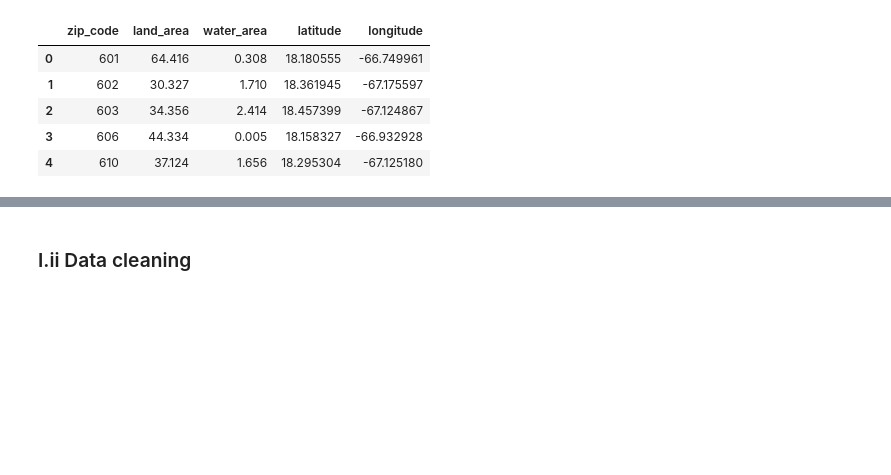
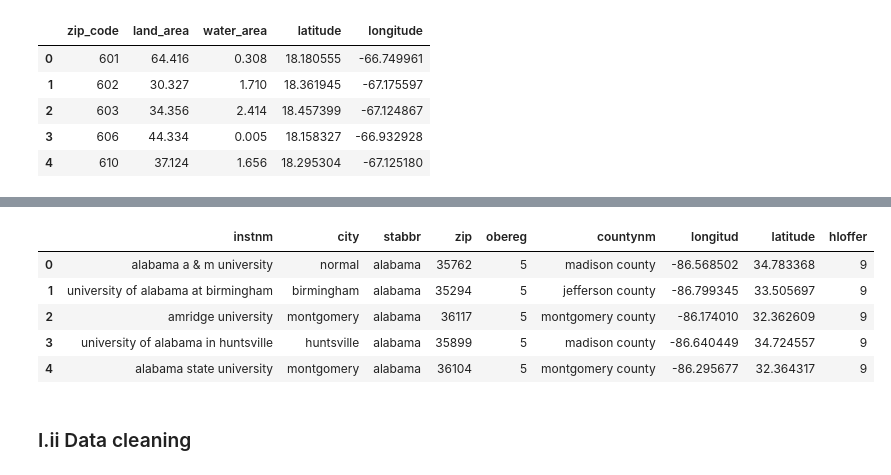
Before and after one commit to SatrunsDream/DSC148-Project, a Jupyter notebook: Case_Study.ipynb, the cells around one changed output, grey strips where cells are left out. Drawn from its saved outputs; the diff is of its cells as text; code cells hidden in the pictures; blank space fills up the shorter version.

```diff
--- a/Case_Study.ipynb
+++ b/Case_Study.ipynb
@@ -156,0 +161,15 @@ dtype: object
+# %%
+crime_data = pd.read_csv('files/fbi-crime.csv')
+crime_data.columns = [re.sub(r'[^A-Za-z\s]', '', col).strip().replace('\n', '_').replace(' ', '_').lower() for col in crime_data.columns]
+crime_data['rape_revised_definition'] = crime_data['rape_revised_definition'].str.replace(',', '').astype(float)
+crime_data['rape'] = crime_data['rape_revised_definition'] + crime_data['rape_legacy_definition'].astype(float)
+object_cols = ['population', 'violent_crime', 'robbery', 'aggravated_assault', 'property_crime', 'burglary', 'larceny_theft', 'motor_vehicle_theft', 'arson']
+for i in object_cols:
+    crime_data[i] = crime_data[i].str.replace(',', '').astype(float)
+crime_data[crime_data.select_dtypes(include=['object']).columns] = crime_data.select_dtypes(include=['object']).apply(lambda i: i.str.lower())
+crime_data = crime_data.fillna(0)
+crime_data = crime_data.drop(columns=['rape_revised_definition', 'rape_legacy_definition'])
+crime_data['state'] = crime_data['state'].str.replace(r'\d', '', regex=True).str.strip()
+display(crime_data.columns.tolist())
+display(crime_data.dtypes)
+display(crime_data.head(5))
@@ -156,0 +210,69 @@ dtype: object
+# %%
+us_state_to_abbrev = {
+    "Alabama": "AL",
+    "Alaska": "AK",
+    "Arizona": "AZ",
+    "Arkansas": "AR",
+    "California": "CA",
+    "Colorado": "CO",
+    "Connecticut": "CT",
+    "Delaware": "DE",
+    "Florida": "FL",
+    "Georgia": "GA",
+    "Hawaii": "HI",
+    "Idaho": "ID",
+    "Illinois": "IL",
+    "Indiana": "IN",
+    "Iowa": "IA",
+    "Kansas": "KS",
+    "Kentucky": "KY",
+    "Louisiana": "LA",
+    "Maine": "ME",
+    "Maryland": "MD",
+    "Massachusetts": "MA",
+    "Michigan": "MI",
+    "Minnesota": "MN",
+    "Mississippi": "MS",
+    "Missouri": "MO",
+    "Montana": "MT",
+    "Nebraska": "NE",
+    "Nevada": "NV",
+    "New Hampshire": "NH",
+    "New Jersey": "NJ",
+    "New Mexico": "NM",
+    "New York": "NY",
+    "North Carolina": "NC",
+    "North Dakota": "ND",
+    "Ohio": "OH",
+    "Oklahoma": "OK",
+    "Oregon": "OR",
+    "Pennsylvania": "PA",
+    "Rhode Island": "RI",
+    "South Carolina": "SC",
+    "South Dakota": "SD",
+    "Tennessee": "TN",
+    "Texas": "TX",
+    "Utah": "UT",
+    "Vermont": "VT",
+    "Virginia": "VA",
+    "Washington": "WA",
+    "West Virginia": "WV",
+    "Wisconsin": "WI",
+    "Wyoming": "WY",
+    "District of Columbia": "DC",
+}
+abbrev_to_us_state = dict(map(reversed, us_state_to_abbrev.items()))
+
+uni_data = pd.read_csv('files/hd2023.csv', encoding='ISO-8859-1', na_values=['', ' '])
+print(uni_data.shape)
+uni_data = uni_data[['INSTNM', 'CITY', 'STABBR', 'ZIP', 'OBEREG','COUNTYNM', 'LONGITUD', 'LATITUDE', 'HLOFFER']]
+uni_data.columns = [i.lower() for i in uni_data.columns]
+uni_data = uni_data[uni_data['stabbr'].isin(us_state_to_abbrev.values())]
+uni_data['stabbr'] = uni_data['stabbr'].map(abbrev_to_us_state)
+uni_data[uni_data.select_dtypes(include=['object']).columns] = uni_data.select_dtypes(include=['object']).apply(lambda i: i.str.lower())
+uni_data['zip'] = uni_data['zip'].apply(lambda x: x[:5])
+uni_data['hloffer'] = uni_data['hloffer'].apply(lambda x: -1 if x == 'b' else x).astype(int)
+display(uni_data.columns.tolist())
+display(uni_data.dtypes)
+display(uni_data.head(5))
+# %% [output]
@@ -157,3 +299,9 @@ dtype: object
+|  | instnm | city | stabbr | zip | obereg | countynm | longitud | latitude | hloffer |
+| 0 | alabama a & m university | normal | alabama | 35762 | 5 | madison county | -86.568502 | 34.783368 | 9 |
+| 1 | university of alabama at birmingham | birmingham | alabama | 35294 | 5 | jefferson county | -86.799345 | 33.505697 | 9 |
+| 2 | amridge university | montgomery | alabama | 36117 | 5 | montgomery county | -86.174010 | 32.362609 | 9 |
+| 3 | university of alabama in huntsville | huntsville | alabama | 35899 | 5 | madison county | -86.640449 | 34.724557 | 9 |
+| 4 | alabama state university | montgomery | alabama | 36104 | 5 | montgomery county | -86.295677 | 32.364317 | 9 |
 # %% [markdown]
 ### I.ii Data cleaning
 # %%
```
Also changed, not shown: parts of 20 cells of this notebook, 5 other files.
